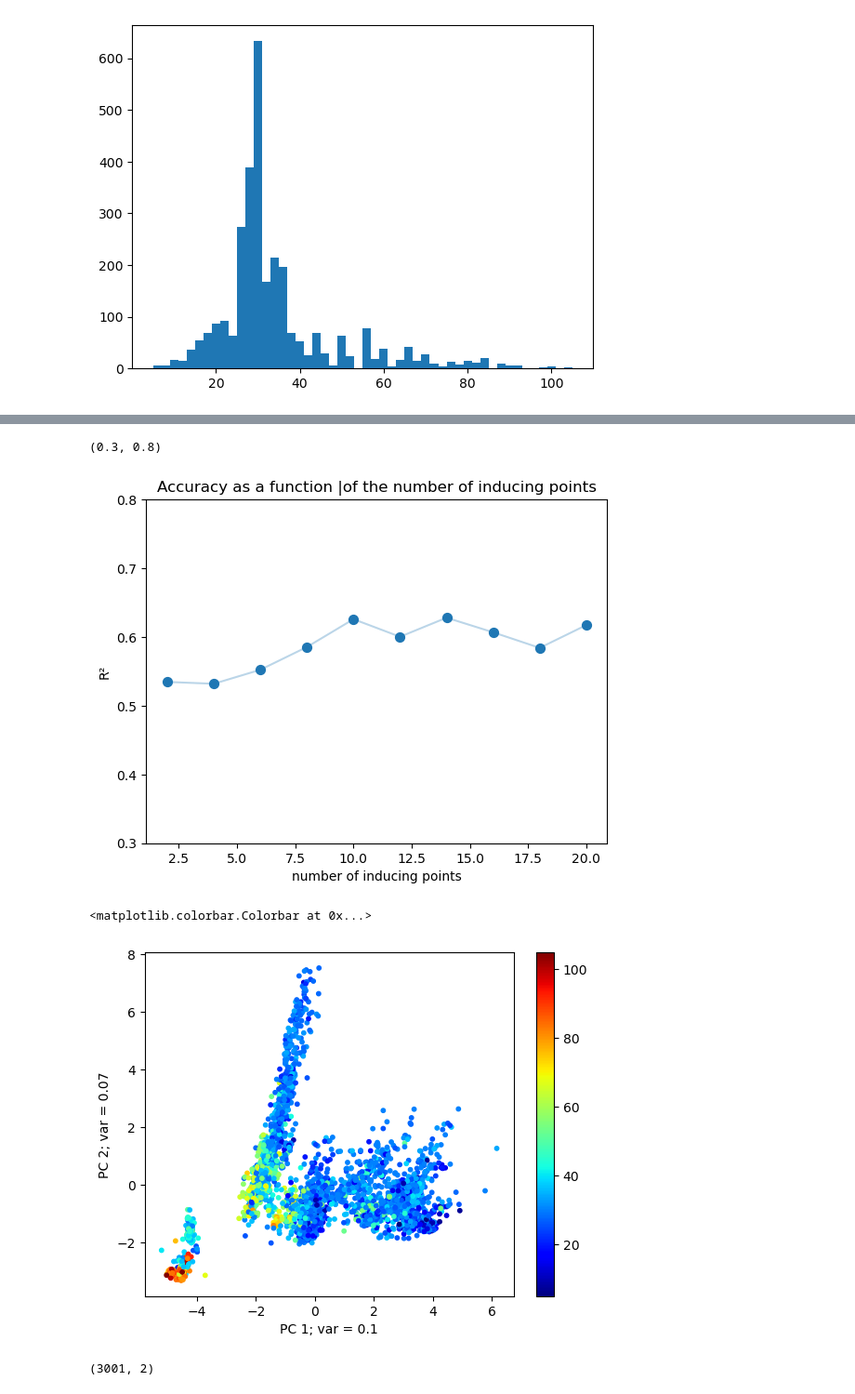
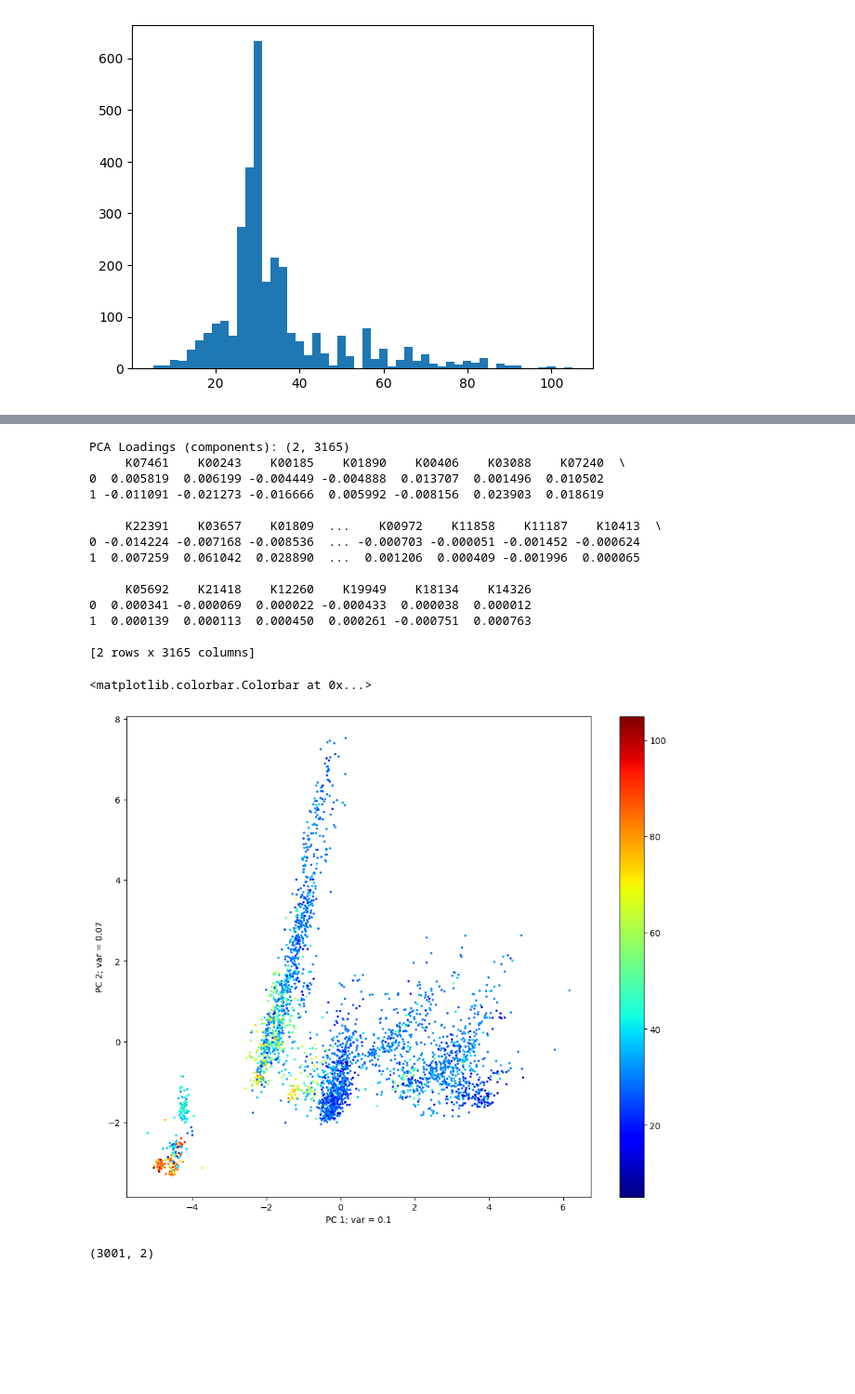
Before and after one commit to oist/gene-context, a Jupyter notebook: ogt_visual.ipynb, the cells around one changed output, grey strips where cells are left out. Shown: that part at 93% size. Drawn from its saved outputs; the diff is of its cells as text; code cells hidden in the pictures; blank space fills up the shorter version.

```diff
--- a/ogt_visual.ipynb
+++ b/ogt_visual.ipynb
@@ -110,5 +112,5 @@ TODO: ADD ERROR
 # %%
-num_ind_arr = [2, 4, 6, 8, 10, 12, 14, 16, 18, 20]#[1, 2, 4, 6, 8, 10, 12, 14, 16, 18]
+num_ind_arr = [10, 12, 14, 16, 18, 20]#[1, 2, 4, 6, 8, 10, 12, 14, 16, 18] [2, 4, 6, 8,
 r2_arr = []
 
 file_names_cv_arr = []
@@ -126,29 +128,52 @@ for ind_point in num_ind_arr:
 plt.figure()
 plt.scatter(num_ind_arr, r2_arr, s=50)
 plt.plot(num_ind_arr, r2_arr, alpha = 0.3)
+plt.xticks(num_ind_arr, labels=num_ind_arr)
 plt.xlabel("number of inducing points")
 plt.ylabel("R²")
 plt.title("Accuracy as a function |of the number of inducing points")
 plt.ylim([0.3,0.8])
-# %% [output]
-(0.3, 0.8)
-[figure, removed]
 # %%
 from sklearn.preprocessing import MaxAbsScaler
 from sklearn.decomposition import PCA
 
 n_compon=2
 # Run PCA on the X-data
 pca = PCA(n_components=n_compon)
-X_train_pca = pca.fit_transform(X_train)
+X_train_pca = pca.fit_transform(X_train.cpu())
 
 explained_variance_ratio = pca.explained_variance_ratio_
 
-plt.figure()
-plt.scatter(X_train_pca[:, 0], X_train_pca[:, 1], alpha=1, s = 10, c=y_train_to_temp, cmap='jet')
+loadings = pca.components_
+print("PCA Loadings (components):", loadings.shape)
+
+# If you want to map the loadings to your feature names (for example, gene names)
+# You can use a DataFrame for better readability
+
+# Assuming feature_names is a list of feature names (e.g., gene names)
+feature_names = [f"{cog_i}" for cog_i in X_test_column_names]  # Replace with actual names if you have them X_test_column_names
+loadings_df = pd.DataFrame(loadings, columns=feature_names)
+print(loadings_df)
+
+plt.figure(figsize=(12, 10))
+plt.scatter(X_train_pca[:, 0], X_train_pca[:, 1], alpha=1, s = 2.5, c=y_train_to_temp, cmap='jet')
 plt.xlabel(f"PC 1; var = {round(explained_variance_ratio[0],2)}")
 plt.ylabel(f"PC 2; var = {round(explained_variance_ratio[1],2)}")
 plt.colorbar()
 # %% [output]
-<matplotlib.colorbar.Colorbar at 0x...>
+PCA Loadings (components): (2, 3165)
+     K07461    K00243    K00185    K01890    K00406    K03088    K07240  \
+0  0.005819  0.006199 -0.004449 -0.004888  0.013707  0.001496  0.010502
+1 -0.011091 -0.021273 -0.016666  0.005992 -0.008156  0.023903  0.018619
+
+     K22391    K03657    K01809  ...    K00972    K11858    K11187    K10413  \
+0 -0.014224 -0.007168 -0.008536  ... -0.000703 -0.000051 -0.001452 -0.000624
+1  0.007259  0.061042  0.028890  ...  0.001206  0.000409 -0.001996  0.000065
+
+     K05692    K21418    K12260    K19949    K18134    K14326
+0  0.000341 -0.000069  0.000022 -0.000433  0.000038  0.000012
+1  0.000139  0.000113  0.000450  0.000261 -0.000751  0.000763
+
+[2 rows x 3165 columns]
+<matplotlib.colorbar.Colorbar at 0x...>
-[figure, old version]
+[figure, new version]
```
Also changed, not shown: parts of 6 cells of this notebook, 4 other files.
